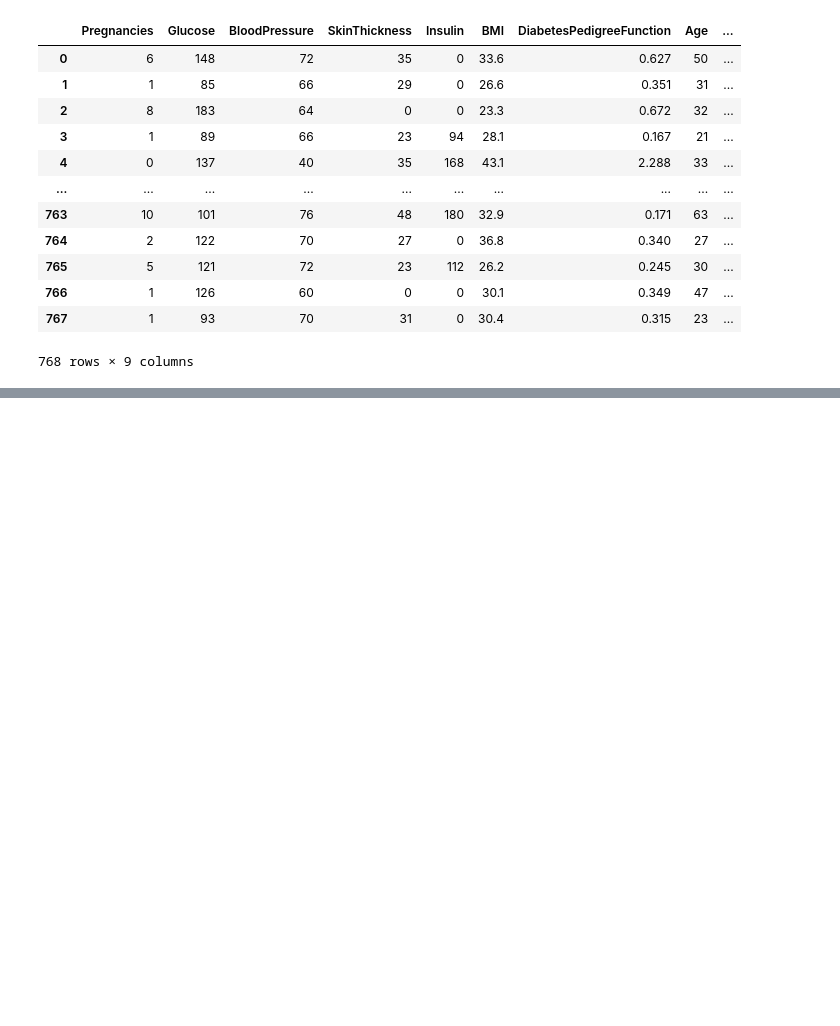
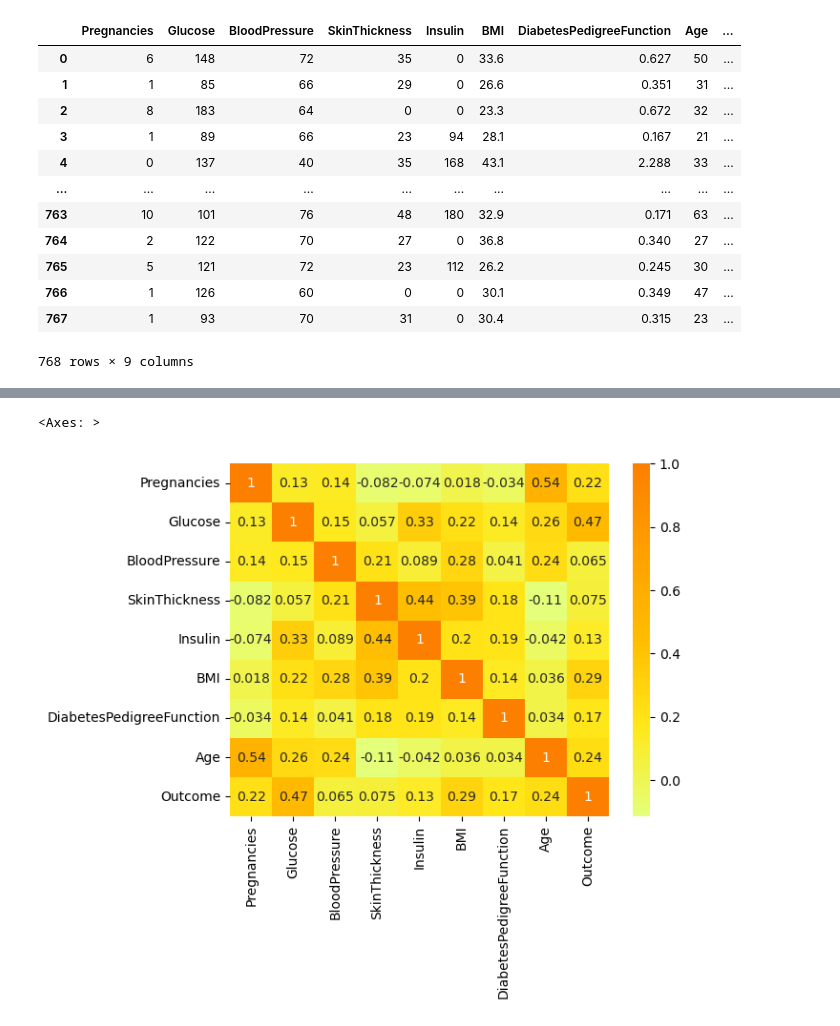
Before and after one commit to Shado2107/diabete_prediction, a Jupyter notebook: prediction.ipynb, the cells around one changed output, grey strips where cells are left out. Saved outputs shown, nothing was run; the diff lists cells and outputs as text; code cells hidden in the pictures; blank space fills up the shorter version.

```diff
--- a/prediction.ipynb
+++ b/prediction.ipynb
@@ -26,0 +57,3 @@ data
+# %%
+correlation = data.corr()
+print(correlation)
@@ -26,0 +78,5 @@ data
+# %%
+sns.heatmap(correlation, cmap='Wistia', annot=True)
+# %% [output]
+<Axes: >
+[figure, added]
```
Also changed, not shown: parts of 9 cells of this notebook.
